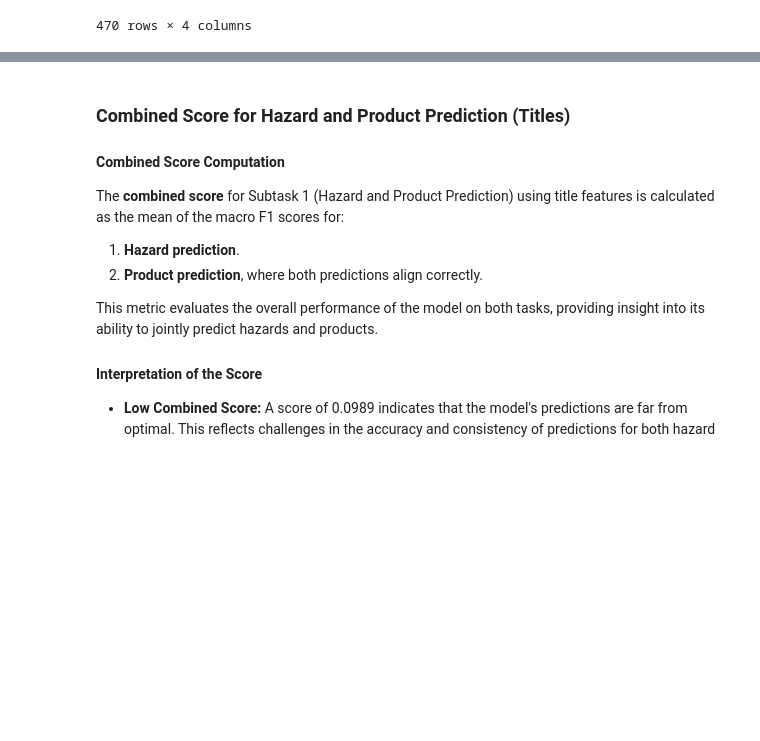
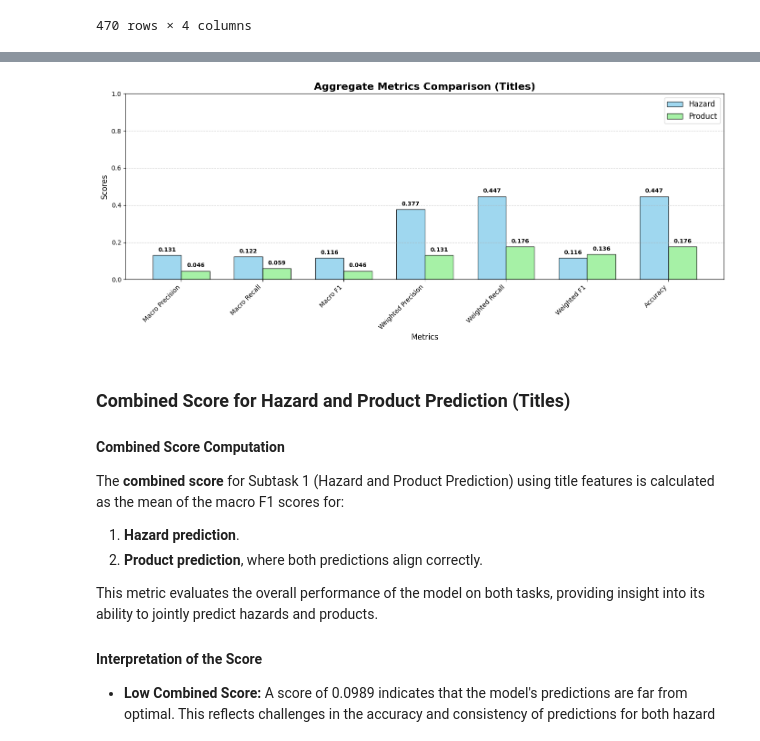
Before and after one commit to LefkiAth/SemEval2025, a Jupyter notebook: code/Benchmark_Analysis_CB.ipynb, the cells around one changed output, grey strips where cells are left out. Saved outputs shown, nothing was run; the diff lists cells and outputs as text; code cells hidden in the pictures; blank space fills up the shorter version.

```diff
--- a/code/Benchmark_Analysis_CB.ipynb
+++ b/code/Benchmark_Analysis_CB.ipynb
@@ -1171,3 +1189,45 @@ classification_report_product
+# %%
+# Plotting Aggregate Metrics for Hazard and Product Category Titles
+
+# Example aggregate metrics for Hazard and Product Categories (manually initialized based on the description)
+aggregate_metrics = {
+    'metrics': ['Macro Precision', 'Macro Recall', 'Macro F1', 'Weighted Precision', 'Weighted Recall', 'Weighted F1', 'Accuracy'],
+    'hazard_scores': [0.131, 0.122, 0.116, 0.377, 0.447, 0.116, 0.447],
+    'product_scores': [0.046, 0.059, 0.046, 0.131, 0.176, 0.136, 0.176]
+}
+
+# Plotting aggregate metrics comparison for Hazard and Product Categories
+def plot_aggregate_metrics(metrics, hazard_scores, product_scores, title="Aggregate Metrics Comparison (Titles)"):
+    x = np.arange(len(metrics))  # Metric positions
+    width = 0.35  # Width of the bars
+
+    fig, ax = plt.subplots(figsize=(14, 6))
+    ax.bar(x - width/2, hazard_scores, width, label='Hazard', color='skyblue', edgecolor='black', alpha=0.8)
+    ax.bar(x + width/2, product_scores, width, label='Product', color='lightgreen', edgecolor='black', alpha=0.8)
+
+    # Annotate scores on the bars
+    for i, (hazard, product) in enumerate(zip(hazard_scores, product_scores)):
+        ax.text(i - width/2, hazard + 0.02, f"{hazard:.3f}", ha='center', fontsize=9, fontweight='bold')
+        ax.text(i + width/2, product + 0.02, f"{product:.3f}", ha='center', fontsize=9, fontweight='bold')
+
+    # Formatting
+    ax.set_title(title, fontsize=16, fontweight='bold')
+    ax.set_ylabel('Scores', fontsize=12)
+    ax.set_xlabel('Metrics', fontsize=12)
+    ax.set_xticks(x)
+    ax.set_xticklabels(metrics, rotation=45, ha='right')
+    ax.set_ylim(0, 1)
+    ax.legend(fontsize=12)
+    ax.grid(axis='y', linestyle='--', alpha=0.6)
+    plt.tight_layout()
+    plt.show()
+
+# Generate aggregate metrics plot
+plot_aggregate_metrics(aggregate_metrics['metrics'],
+                       aggregate_metrics['hazard_scores'],
+                       aggregate_metrics['product_scores'])
+# %% [output]
+[figure, added]
 # %% [markdown]
 ### Combined Score for Hazard and Product Prediction (Titles)
 
```
Also changed, not shown: parts of 9 cells of this notebook.
